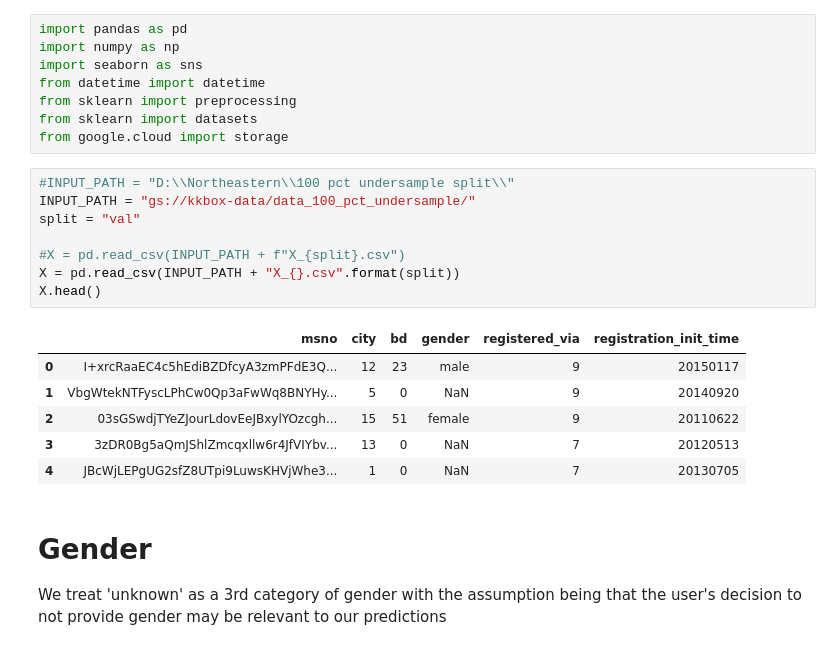
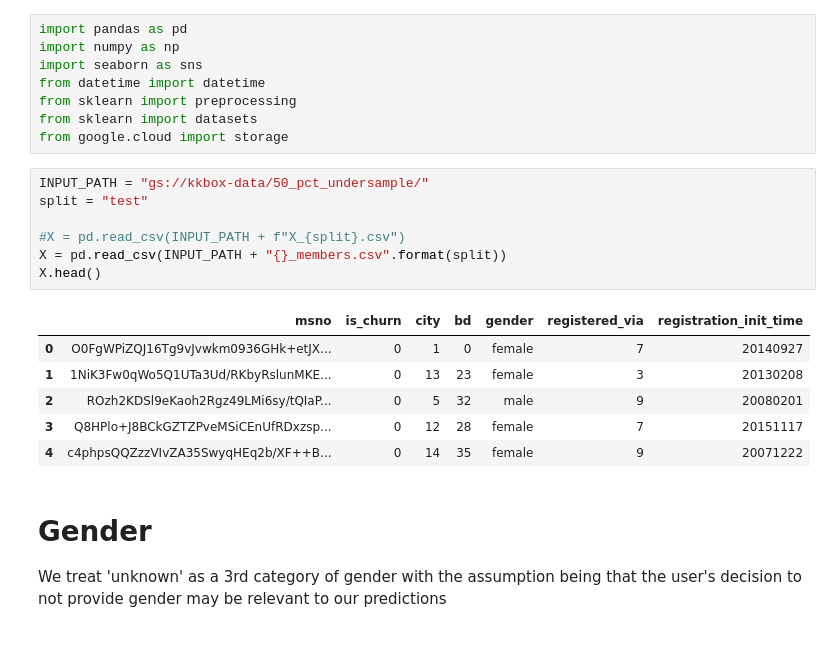
Before and after one commit to adamribaudo/ds5500-capstone, a Jupyter notebook: Preprocess/Member Feature Transformation.ipynb, the cells around one changed output. Saved outputs shown, nothing was run; the diff lists cells and outputs as text.

Commit message:
Updated with test data

```diff
--- a/Preprocess/Member Feature Transformation.ipynb
+++ b/Preprocess/Member Feature Transformation.ipynb
@@ -7,20 +7,19 @@ from sklearn import preprocessing
 from sklearn import datasets
 from google.cloud import storage
 # %%
-#INPUT_PATH = "D:\\Northeastern\\100 pct undersample split\\"
-INPUT_PATH = "gs://kkbox-data/data_100_pct_undersample/"
-split = "val"
+INPUT_PATH = "gs://kkbox-data/50_pct_undersample/"
+split = "test"
 
 #X = pd.read_csv(INPUT_PATH + f"X_{split}.csv")
-X = pd.read_csv(INPUT_PATH + "X_{}.csv".format(split))
+X = pd.read_csv(INPUT_PATH + "{}_members.csv".format(split))
 X.head()
 # %% [output]
-|  | msno | city | bd | gender | registered_via | registration_init_time |
-| 0 | I+xrcRaaEC4c5hEdiBZDfcyA3zmPFdE3Q... | 12 | 23 | male | 9 | 20150117 |
-| 1 | VbgWtekNTFyscLPhCw0Qp3aFwWq8BNYHy... | 5 | 0 | NaN | 9 | 20140920 |
-| 2 | 03sGSwdjTYeZJourLdovEeJBxylYOzcgh... | 15 | 51 | female | 9 | 20110622 |
-| 3 | 3zDR0Bg5aQmJShlZmcqxllw6r4JfVIYbv... | 13 | 0 | NaN | 7 | 20120513 |
-| 4 | JBcWjLEPgUG2sfZ8UTpi9LuwsKHVjWhe3... | 1 | 0 | NaN | 7 | 20130705 |
+|  | msno | is_churn | city | bd | gender | registered_via | registration_init_time |
+| 0 | O0FgWPiZQJ16Tg9vJvwkm0936GHk+etJX... | 0 | 1 | 0 | female | 7 | 20140927 |
+| 1 | 1NiK3Fw0qWo5Q1UTa3Ud/RKbyRslunMKE... | 0 | 13 | 23 | female | 3 | 20130208 |
+| 2 | ROzh2KDSl9eKaoh2Rgz49LMi6sy/tQIaP... | 0 | 5 | 32 | male | 9 | 20080201 |
+| 3 | Q8HPlo+J8BCkGZTZPveMSiCEnUfRDxzsp... | 0 | 12 | 28 | female | 7 | 20151117 |
+| 4 | c4phpsQQZzzVIvZA35SwyqHEq2b/XF++B... | 0 | 14 | 35 | female | 9 | 20071222 |
 # %% [markdown]
 # Gender
 We treat 'unknown' as a 3rd category of gender with the assumption being that the user's decision to not provide gender may be relevant to our predictions
```
Also changed, not shown: parts of 6 cells of this notebook, 2 other files.
